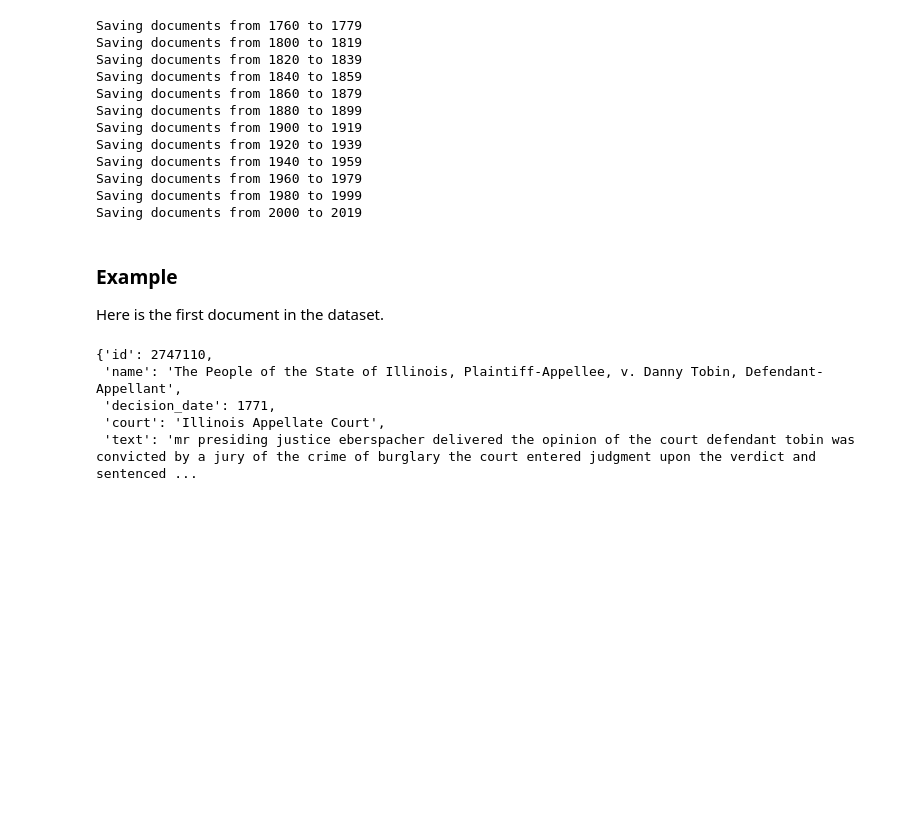
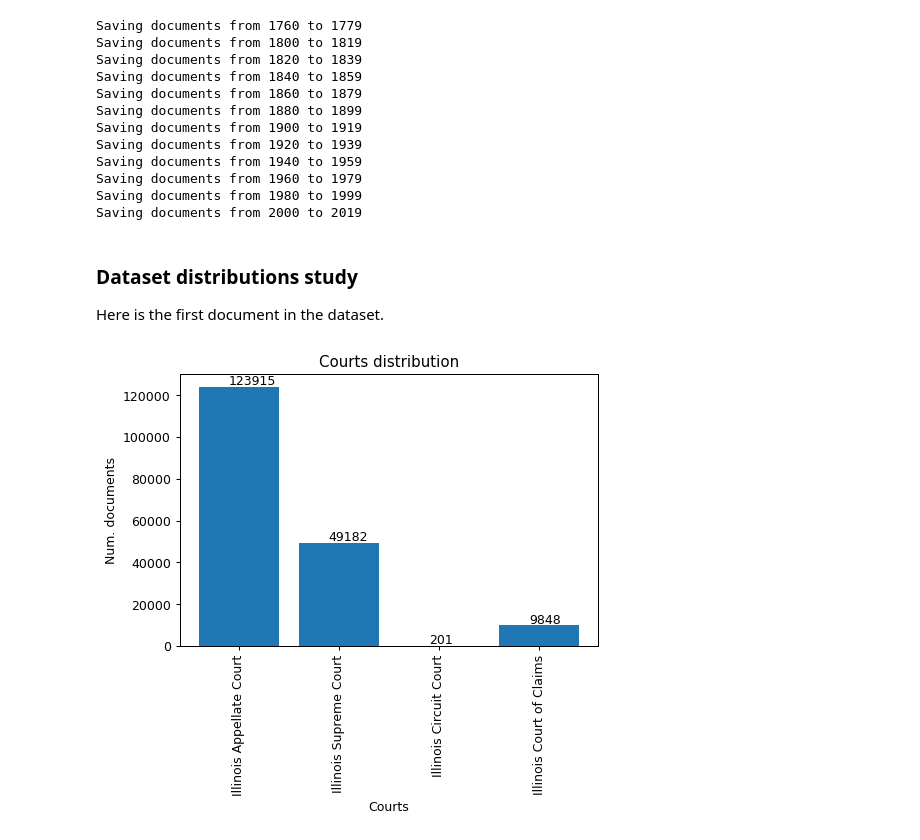
Before and after one commit to tomfran/caselaw-temporal-analysis, a Jupyter notebook: notebooks/01_dataset_preprocessing.ipynb, the cells around one changed output. Drawn from its saved outputs; the diff is of its cells as text; code cells hidden in the pictures; blank space fills up the shorter version.

Commit message:
Added distributions study

```diff
--- a/notebooks/01_dataset_preprocessing.ipynb
+++ b/notebooks/01_dataset_preprocessing.ipynb
@@ -7,11 +7,15 @@ we keep the metadata and merge the opinions into a big text. The latter text is
 import sys
 sys.path.append("..")
 
-from src.dataset import Dataset
 import json
 from pprint import pprint
 from collections import defaultdict
+
 import matplotlib.pyplot as plt
+import matplotlib
+matplotlib.rcParams['figure.dpi'] = 90
+
+from src.dataset import Dataset
 # %%
 dataset = Dataset(dataset_path="../data/raw/data.jsonl")
 # %%
@@ -30,15 +34,27 @@ Saving documents from 1960 to 1979
 Saving documents from 1980 to 1999
 Saving documents from 2000 to 2019
 # %% [markdown]
-### Example
+### Dataset distributions study
 
 Here is the first document in the dataset.
 # %%
-data = dataset.load_dataset(year=1760)
-data[0]
+data = dataset.load_dataset(year=None)
-# %% [output]
-{'id': 2747110,
- 'name': 'The People of the State of Illinois, Plaintiff-Appellee, v. Danny Tobin, Defendant-Appellant',
- 'decision_date': 1771,
- 'court': 'Illinois Appellate Court',
- 'text': 'mr presiding justice eberspacher delivered the opinion of the court defendant tobin was convicted by a jury of the crime of burglary the court entered judgment upon the verdict and sentenced ...
+# %%
+courts_counts = defaultdict(lambda:0)
+years_count = defaultdict(lambda:0)
+
+for doc in data:
+    courts_counts[doc["court"]] += 1
+    years_count[doc["decision_date"]//10*10] += 1
+# %%
+x, y = list(courts_counts.keys()), list(courts_counts.values())
+plt.bar(x, y)
+plt.title("Courts distribution")
+plt.xlabel("Courts")
+plt.ylabel("Num. documents")
+for i, v in enumerate(y):
+    plt.text(i-0.1, v+1000, v)
+plt.xticks(x, rotation='vertical')
+plt.show()
+# %% [output]
+[figure, added]
```
Also changed, not shown: parts of 2 cells of this notebook.
